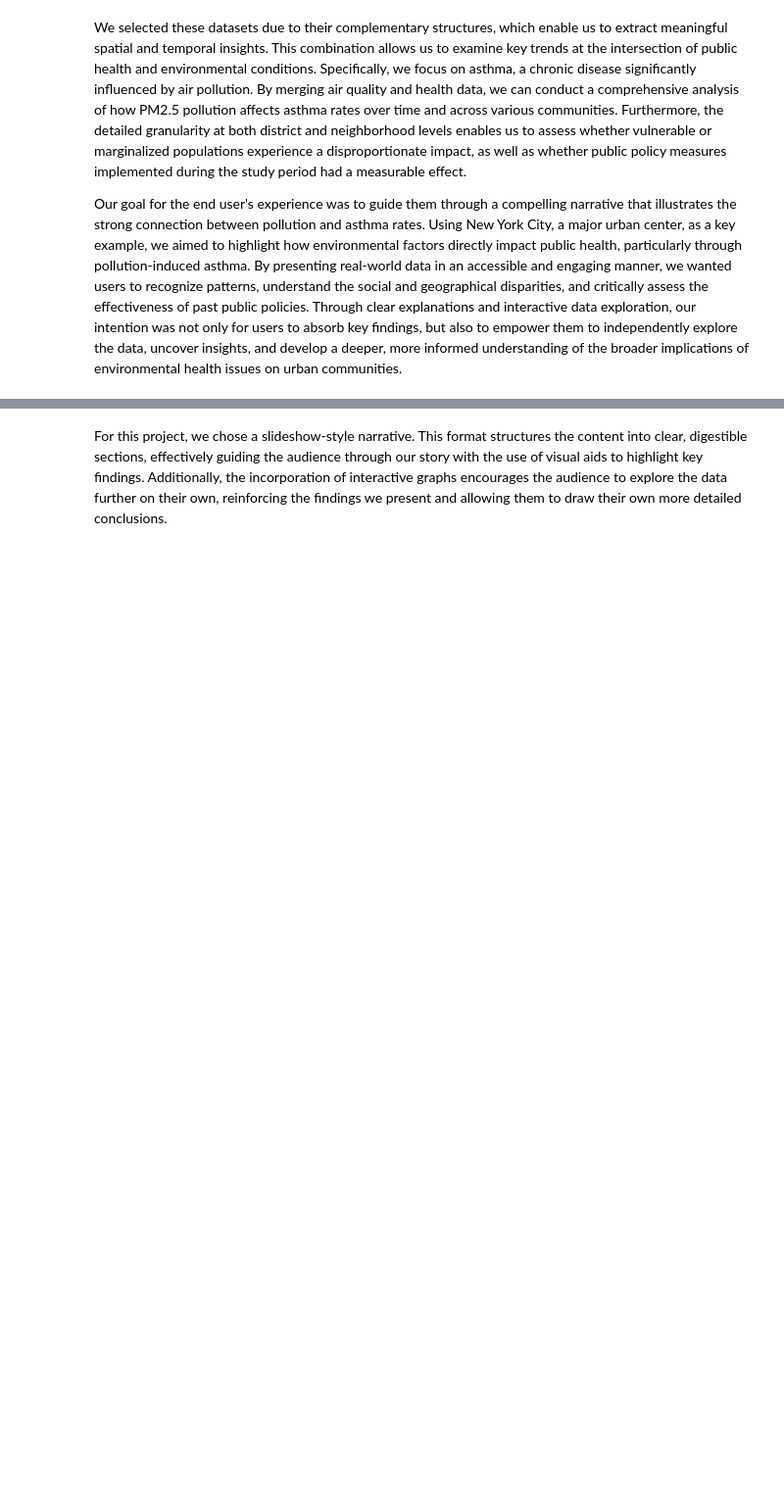
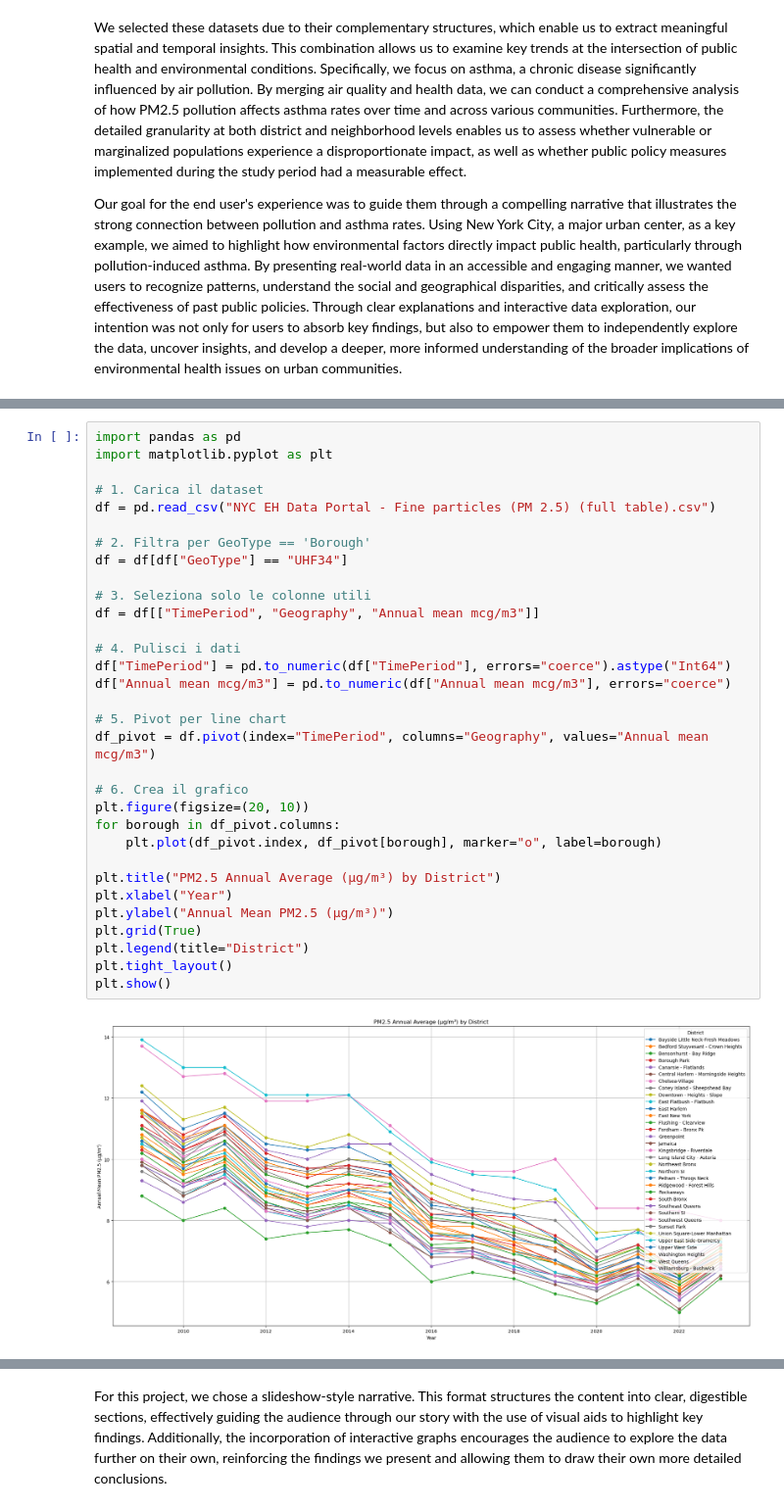
Before and after one commit to Ealbagp/ProjectB_Group55.github.io, a Jupyter notebook: Alba/ProjectB.ipynb, the cells around one changed output, grey strips where cells are left out. Shown at 98% size. Cells and saved outputs as stored; diff of their text form; blank space fills up the shorter version.

```diff
--- a/Alba/ProjectB.ipynb
+++ b/Alba/ProjectB.ipynb
@@ -30,2 +104,36 @@ Our goal for the end user's experience was to guide them through a compelling na
+# %%
+import pandas as pd
+import matplotlib.pyplot as plt
+
+# 1. Carica il dataset
+df = pd.read_csv("NYC EH Data Portal - Fine particles (PM 2.5) (full table).csv")
+
+# 2. Filtra per GeoType == 'Borough'
+df = df[df["GeoType"] == "UHF34"]
+
+# 3. Seleziona solo le colonne utili
+df = df[["TimePeriod", "Geography", "Annual mean mcg/m3"]]
+
+# 4. Pulisci i dati
+df["TimePeriod"] = pd.to_numeric(df["TimePeriod"], errors="coerce").astype("Int64")
+df["Annual mean mcg/m3"] = pd.to_numeric(df["Annual mean mcg/m3"], errors="coerce")
+
+# 5. Pivot per line chart
+df_pivot = df.pivot(index="TimePeriod", columns="Geography", values="Annual mean mcg/m3")
+
+# 6. Crea il grafico
+plt.figure(figsize=(20, 10))
+for borough in df_pivot.columns:
+    plt.plot(df_pivot.index, df_pivot[borough], marker="o", label=borough)
+
+plt.title("PM2.5 Annual Average (µg/m³) by District")
+plt.xlabel("Year")
+plt.ylabel("Annual Mean PM2.5 (µg/m³)")
+plt.grid(True)
+plt.legend(title="District")
+plt.tight_layout()
+plt.show()
+# %% [output]
+[figure, added]
 # %% [markdown]
 ---
```
Also changed, not shown: parts of 13 cells of this notebook, 5 other files.
